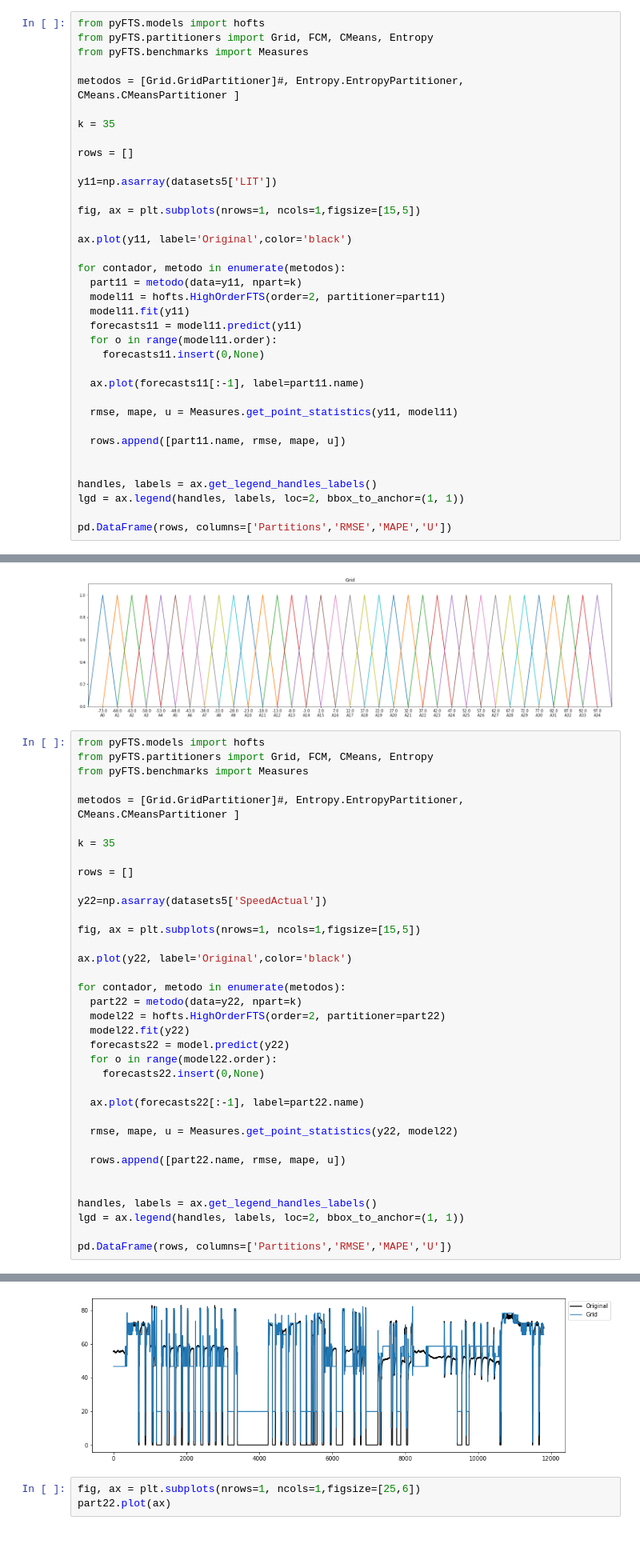
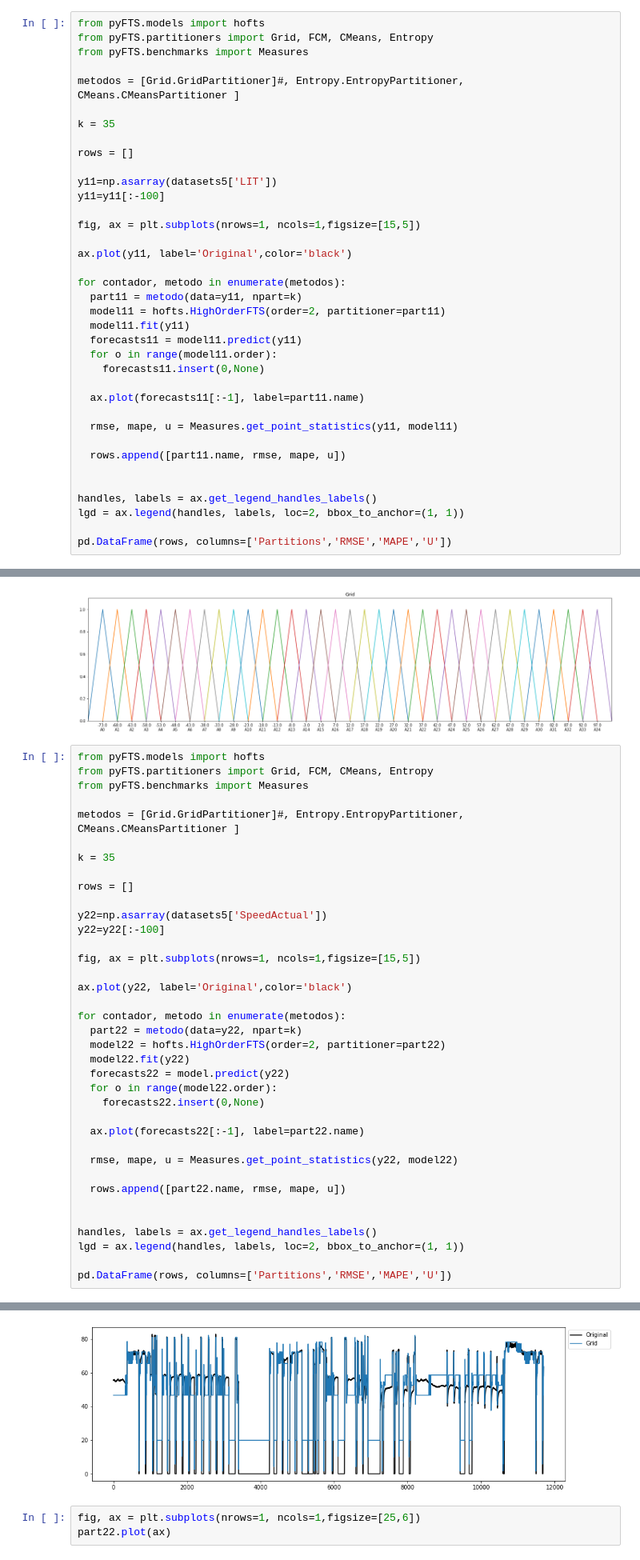
Before and after one commit to gabrielvinicios02/ExperimentsMultivariate, a Jupyter notebook: ClassificadorXGBoost.ipynb, the cells around one changed output, grey strips where cells are left out. Shown at 80% size. Drawn from its saved outputs; the diff is of its cells as text.

```diff
--- a/ClassificadorXGBoost.ipynb
+++ b/ClassificadorXGBoost.ipynb
@@ -1319,6 +1319,7 @@ k = 35
 rows = []
 
 y11=np.asarray(datasets5['LIT'])
+y11=y11[:-100]
 
 fig, ax = plt.subplots(nrows=1, ncols=1,figsize=[15,5])
 
@@ -1364,6 +1365,7 @@ k = 35
 rows = []
 
 y22=np.asarray(datasets5['SpeedActual'])
+y22=y22[:-100]
 
 fig, ax = plt.subplots(nrows=1, ncols=1,figsize=[15,5])
 
@@ -1394,4 +1396,4 @@ pd.DataFrame(rows, columns=['Partitions','RMSE','MAPE','U'])
-[figure, old version]
+[figure, new version]
 # %%
 fig, ax = plt.subplots(nrows=1, ncols=1,figsize=[25,6])
 part22.plot(ax)
```
Also changed, not shown: parts of 12 cells of this notebook.
